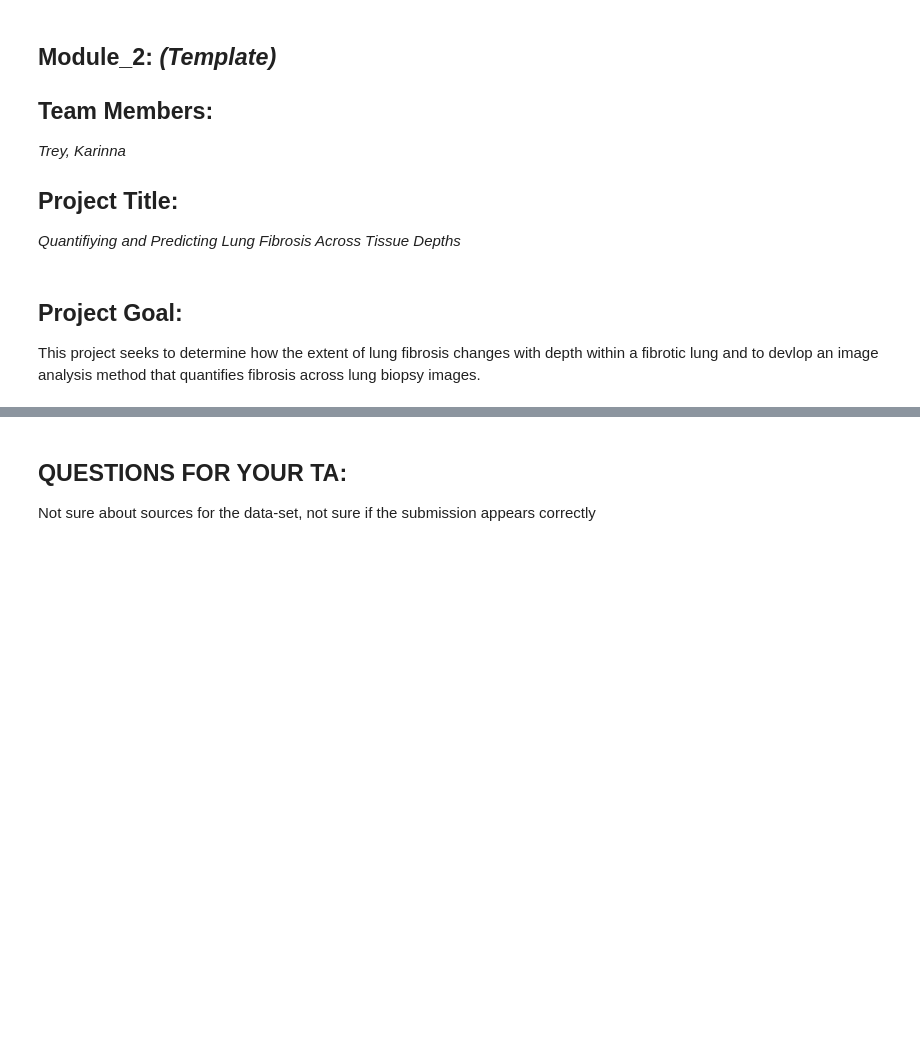
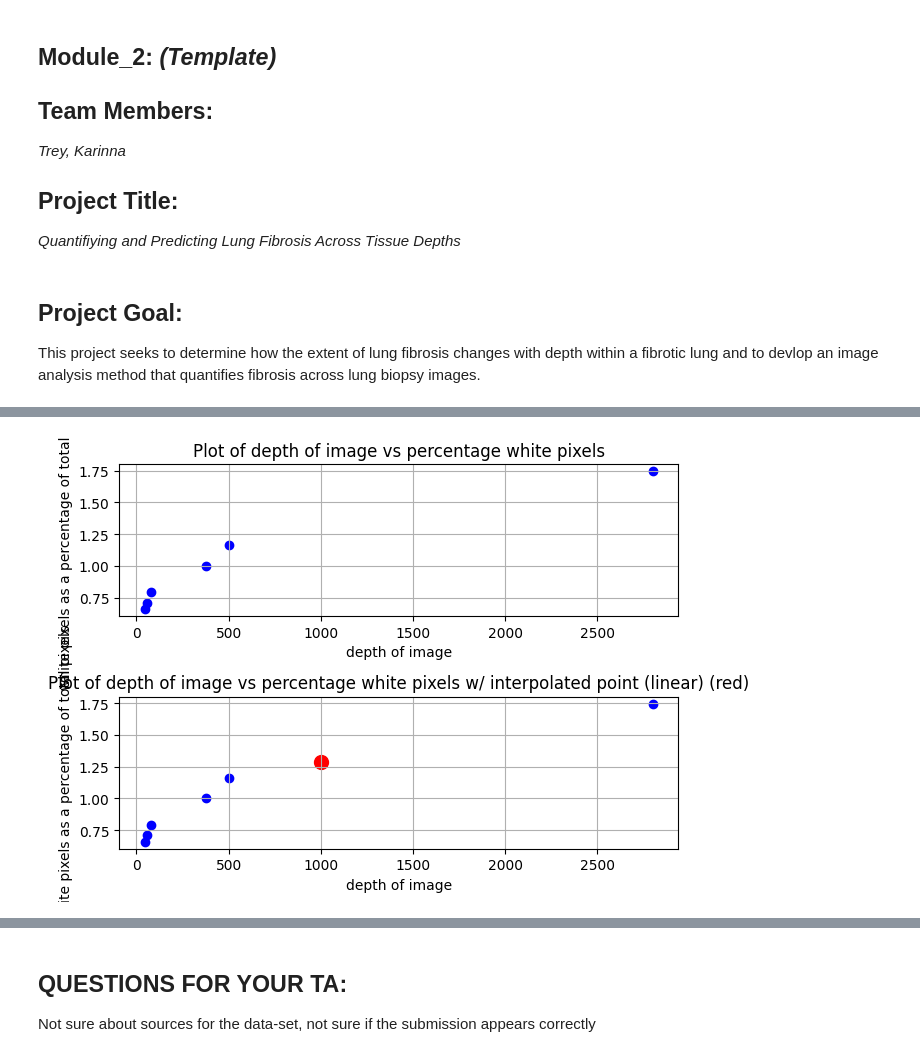
Before and after one commit to karinaarakal/BME2315_Module2_Group8, a Jupyter notebook: Module 2 10-9.ipynb, the cells around one changed output, grey strips where cells are left out. Saved outputs shown, nothing was run; the diff lists cells and outputs as text; code cells hidden in the pictures; blank space fills up the shorter version.

```diff
--- a/Module 2 10-9.ipynb
+++ b/Module 2 10-9.ipynb
@@ -45,5 +55,7 @@ This project seeks to determine how the extent of lung fibrosis changes with dep
 # %%
 '''Module 2: count black and white pixels in a .jpg and extrapolate points'''
+
+
 
 from termcolor import colored
 import cv2
@@ -55,12 +67,20 @@ import pandas as pd
 # Load the images you want to analyze
 
 filenames = [
-    r"/Users/karinaarakal/Documents/GitHub/Comp BME - Module 2/MASK_Sk658 Llobe ch010017.jpg",
-    r"/Users/karinaarakal/Documents/GitHub/Comp BME - Module 2/MASK_Sk658 Llobe ch010022.jpg",
-    r"/Users/karinaarakal/Documents/GitHub/Comp BME - Module 2/MASK_Sk658 Llobe ch010026.jpg",
-    r"/Users/karinaarakal/Documents/GitHub/Comp BME - Module 2/MASK_Sk658 Llobe ch010032.jpg",
-    r"/Users/karinaarakal/Documents/GitHub/Comp BME - Module 2/MASK_Sk658 Llobe ch010036.jpg",
-    r"/Users/karinaarakal/Documents/GitHub/Comp BME - Module 2/MASK_Sk658 Llobe ch010040.jpg",
+    r"\Users\treyh\OneDrive\Documents\GitHub\BME2315_Module2_Group8\MASK_Sk658 Llobe ch010017.jpg",
+    r"\Users\treyh\OneDrive\Documents\GitHub\BME2315_Module2_Group8\MASK_Sk658 Llobe ch010022.jpg",
+    r"\Users\treyh\OneDrive\Documents\GitHub\BME2315_Module2_Group8\MASK_Sk658 Llobe ch010026.jpg",
+    r"\Users\treyh\OneDrive\Documents\GitHub\BME2315_Module2_Group8\MASK_Sk658 Llobe ch010032.jpg",
+    r"\Users\treyh\OneDrive\Documents\GitHub\BME2315_Module2_Group8\MASK_Sk658 Llobe ch010036.jpg",
+    r"\Users\treyh\OneDrive\Documents\GitHub\BME2315_Module2_Group8\MASK_Sk658 Llobe ch010040.jpg",
+
+
+    # r"/Users/karinaarakal/Documents/GitHub/Comp BME - Module 2/MASK_Sk658 Llobe ch010017.jpg",
+    # r"/Users/karinaarakal/Documents/GitHub/Comp BME - Module 2/MASK_Sk658 Llobe ch010022.jpg",
+    # r"/Users/karinaarakal/Documents/GitHub/Comp BME - Module 2/MASK_Sk658 Llobe ch010026.jpg",
+    # r"/Users/karinaarakal/Documents/GitHub/Comp BME - Module 2/MASK_Sk658 Llobe ch010032.jpg",
+    # r"/Users/karinaarakal/Documents/GitHub/Comp BME - Module 2/MASK_Sk658 Llobe ch010036.jpg",
+    # r"/Users/karinaarakal/Documents/GitHub/Comp BME - Module 2/MASK_Sk658 Llobe ch010040.jpg",
             ]
 
 # Enter the depth of each image (in the same order that the images are listed above; you can find these in the .csv file provided to you which is tilted: "Filenames and Depths for Students")
@@ -71,8 +91,8 @@ depths = [
     2800,
     500,
     55,
-    380
-    ]
+    380,
+]
 
 # Make the lists that will be used
 
@@ -164,7 +184,7 @@ axs[0].grid(True)
 
 
 axs[1].scatter(depths_i, white_percents_i, marker='o', linestyle='-', color='blue')
-axs[1].set_title('Plot of depth of image vs percentage white pixels w/ interpolated point (red)')
+axs[1].set_title('Plot of depth of image vs percentage white pixels w/ interpolated point (linear) (red)')
 axs[1].set_xlabel('depth of image')
 axs[1].set_ylabel('white pixels as a percentage of total pixels')
 axs[1].grid(True)
@@ -174,6 +194,69 @@ axs[1].scatter(depths_i[len(depths_i)-1], white_percents_i[len(white_percents_i)
 # Adjust layout to prevent overlap
 plt.tight_layout()
 plt.show()
+
+
+i = interp1d(x, y, kind='quadratic')  # You can also use 'quadratic', 'cubic', etc.
+interpolate_point = i(interpolate_depth)
+print(colored(f'The interpolated point is at the x-coordinate {interpolate_depth} and y-coordinate {interpolate_point}.', "green"))
+
+depths_i = depths[:]
+depths_i.append(interpolate_depth)
+white_percents_i = white_percents[:]
+white_percents_i.append(interpolate_point)
+
+# make two plots: one that doesn't contain the interpolated point, just the data calculated from your images, and one that also contains the interpolated point (shown in red)
+fig, axs = plt.subplots(2, 1)
+
+axs[0].scatter(depths, white_percents, marker='o', linestyle='-', color='blue')
+axs[0].set_title('Plot of depth of image vs percentage white pixels')
+axs[0].set_xlabel('depth of image')
+axs[0].set_ylabel('white pixels as a percentage of total pixels')
+axs[0].grid(True)
+
+
+axs[1].scatter(depths_i, white_percents_i, marker='o', linestyle='-', color='blue')
+axs[1].set_title('Plot of depth of image vs percentage white pixels w/ interpolated point (quadratic) (red)')
+axs[1].set_xlabel('depth of image')
+axs[1].set_ylabel('white pixels as a percentage of total pixels')
+axs[1].grid(True)
+axs[1].scatter(depths_i[len(depths_i)-1], white_percents_i[len(white_percents_i)-1], color='red', s=100, label='Highlighted point')
+
+
+# Adjust layout to prevent overlap
+plt.tight_layout()
+plt.show()
+
+i = interp1d(x, y, kind='cubic')  # You can also use 'quadratic', 'cubic', etc.
+interpolate_point = i(interpolate_depth)
+print(colored(f'The interpolated point is at the x-coordinate {interpolate_depth} and y-coordinate {interpolate_point}.', "green"))
+
+depths_i = depths[:]
+depths_i.append(interpolate_depth)
+white_percents_i = white_percents[:]
+white_percents_i.append(interpolate_point)
+
+# make two plots: one that doesn't contain the interpolated point, just the data calculated from your images, and one that also contains the interpolated point (shown in red)
+fig, axs = plt.subplots(2, 1)
+
+axs[0].scatter(depths, white_percents, marker='o', linestyle='-', color='blue')
+axs[0].set_title('Plot of depth of image vs percentage white pixels')
+axs[0].set_xlabel('depth of image')
+axs[0].set_ylabel('white pixels as a percentage of total pixels')
+axs[0].grid(True)
+
+
+axs[1].scatter(depths_i, white_percents_i, marker='o', linestyle='-', color='blue')
+axs[1].set_title('Plot of depth of image vs percentage white pixels w/ interpolated point (cubic) (red)')
+axs[1].set_xlabel('depth of image')
+axs[1].set_ylabel('white pixels as a percentage of total pixels')
+axs[1].grid(True)
+axs[1].scatter(depths_i[len(depths_i)-1], white_percents_i[len(white_percents_i)-1], color='red', s=100, label='Highlighted point')
+
+
+# Adjust layout to prevent overlap
+plt.tight_layout()
+plt.show()
 # %% [output]
 Counts of pixel by color in each image
 White pixels in image 0: 27561
@@ -194,0 +278 @@ CSV file 'Percent_White_Pixels.csv' has been created.
+[figure, added]
```
Also changed, not shown: parts of 9 cells of this notebook, 1 other file.
